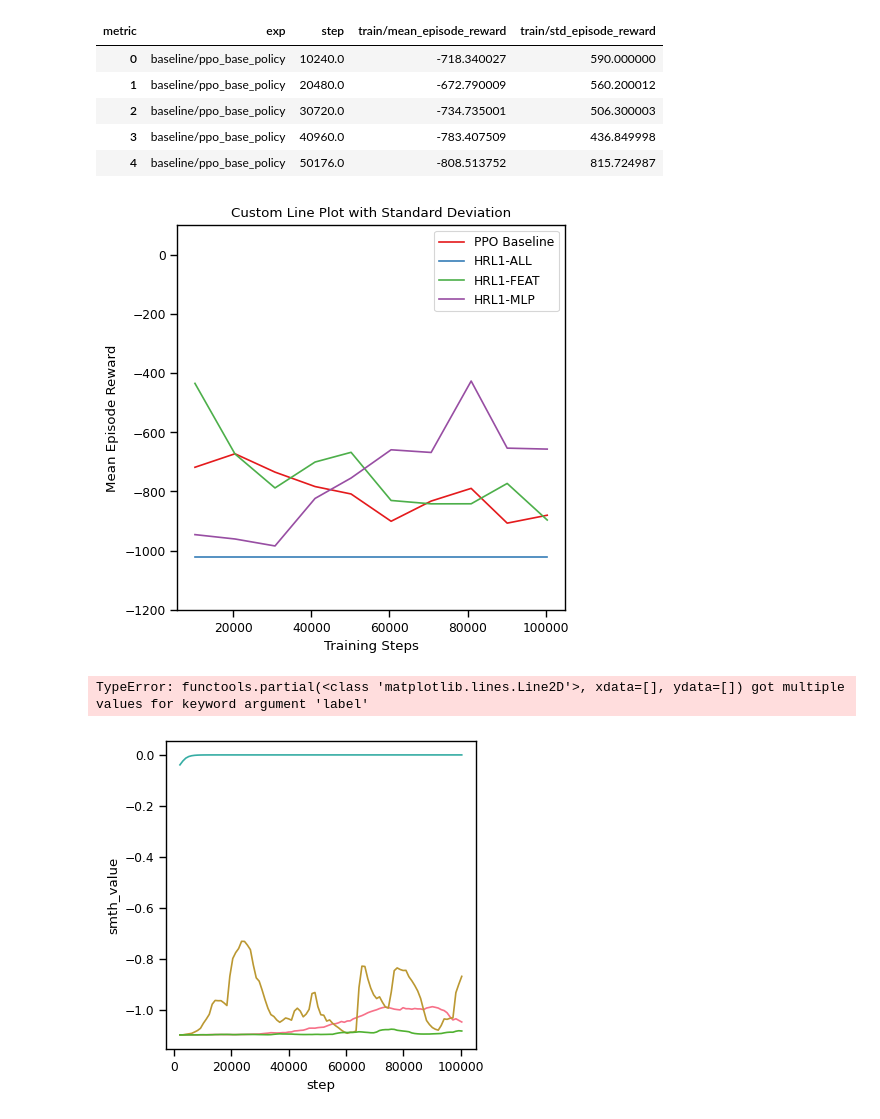
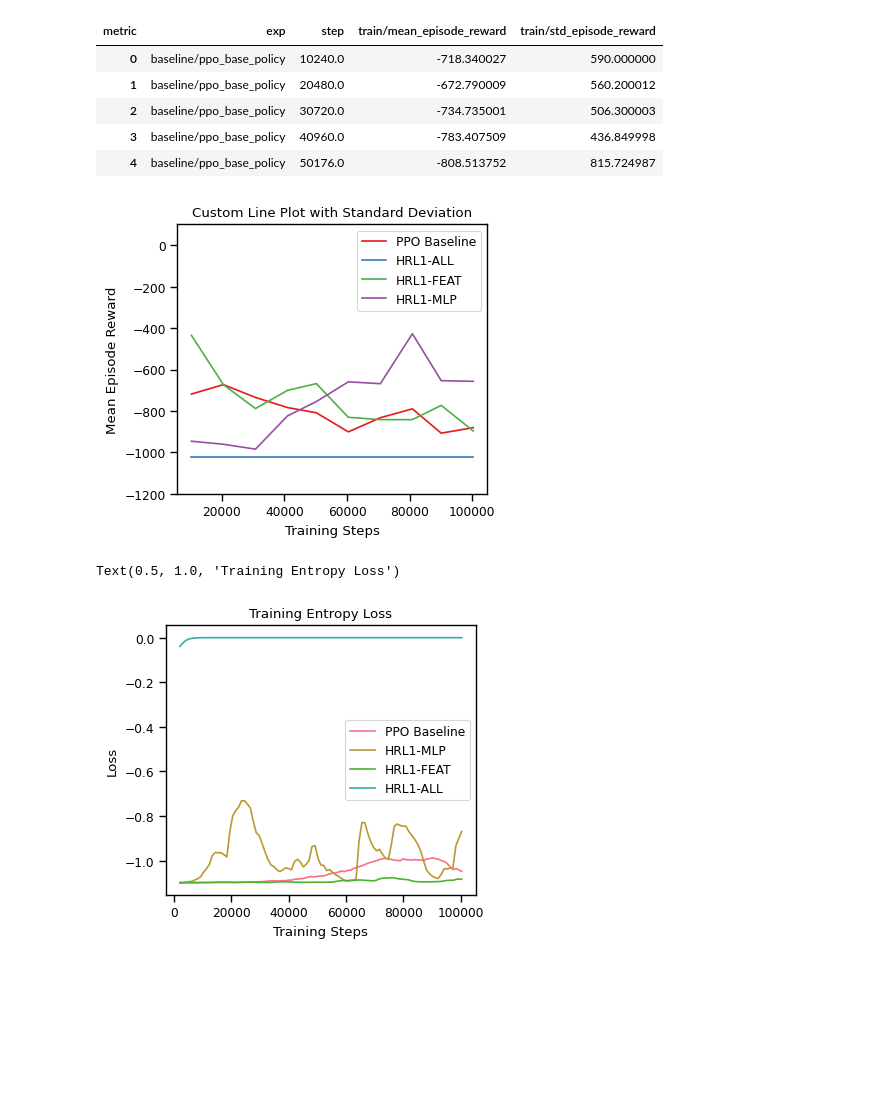
Before and after one commit to danhuay/cs234_project, a Jupyter notebook: code/tensorboard_extract.ipynb, the cells around one changed output. Drawn from its saved outputs; the diff is of its cells as text; code cells hidden in the pictures; blank space fills up the shorter version.

```diff
--- a/code/tensorboard_extract.ipynb
+++ b/code/tensorboard_extract.ipynb
@@ -148,33 +148,34 @@ tmp.head()
 | 4 | baseline/ppo_base_policy | 50176.0 | -808.513752 | 815.724987 |
 # %%
 # Plot the line with standard deviation as error bars
-plt.figure(figsize=(5, 5))
+fig = plt.figure(figsize=(4, 3.5))
 
 # Plot each category separately
 for i, cat in enumerate(tmp['exp'].unique()):
     subset = tmp[tmp['exp'] == cat]
     plt.plot(subset['step'], subset['train/mean_episode_reward'], color=plt.cm.Set1(i), label=experiments[cat])
     # plt.errorbar(subset['step'], subset['train/mean_episode_reward'],
     #             yerr=subset['train/std_episode_reward'], fmt='-o',
     #             capsize=3, capthick=1, alpha=0.2, color=plt.cm.Set1(i))
 
 plt.xlabel("Training Steps")
 plt.ylabel("Mean Episode Reward")
 plt.title("Custom Line Plot with Standard Deviation")
 plt.ylim(-1200, 100)
 plt.legend()
 plt.show()
 # %% [output]
-[figure, old version]
+[figure, new version]
 # %%
 _t = df.loc[df['metric'] == "train/entropy_loss", :]
-fig = plt.figure(figsize=(4, 4))
-sns.lineplot(data=_t, x='step', y='smth_value', hue='exp', label=experiments.values())
-plt.xlabel("Step")
+fig = plt.figure(figsize=(4, 3.5))
+sns.lineplot(data=_t, x='step', y='smth_value', hue='label')
+plt.xlabel("Training Steps")
+plt.legend(title=None)
 plt.ylabel("Loss")
 # plt.yscale("log")
-plt.title("Training Loss")
-plt.savefig("../project_milestone/figures/dqn_loss.png", dpi=300, bbox_inches='tight')
+plt.title("Training Entropy Loss")
+# plt.savefig("../project_milestone/figures/dqn_loss.png", dpi=300, bbox_inches='tight')
 # %% [output]
-TypeError: functools.partial(<class 'matplotlib.lines.Line2D'>, xdata=[], ydata=[]) got multiple values for keyword argument 'label'
+Text(0.5, 1.0, 'Training Entropy Loss')
-[figure, old version]
+[figure, new version]
```
Also changed, not shown: parts of 2 cells of this notebook, 1 other file.
